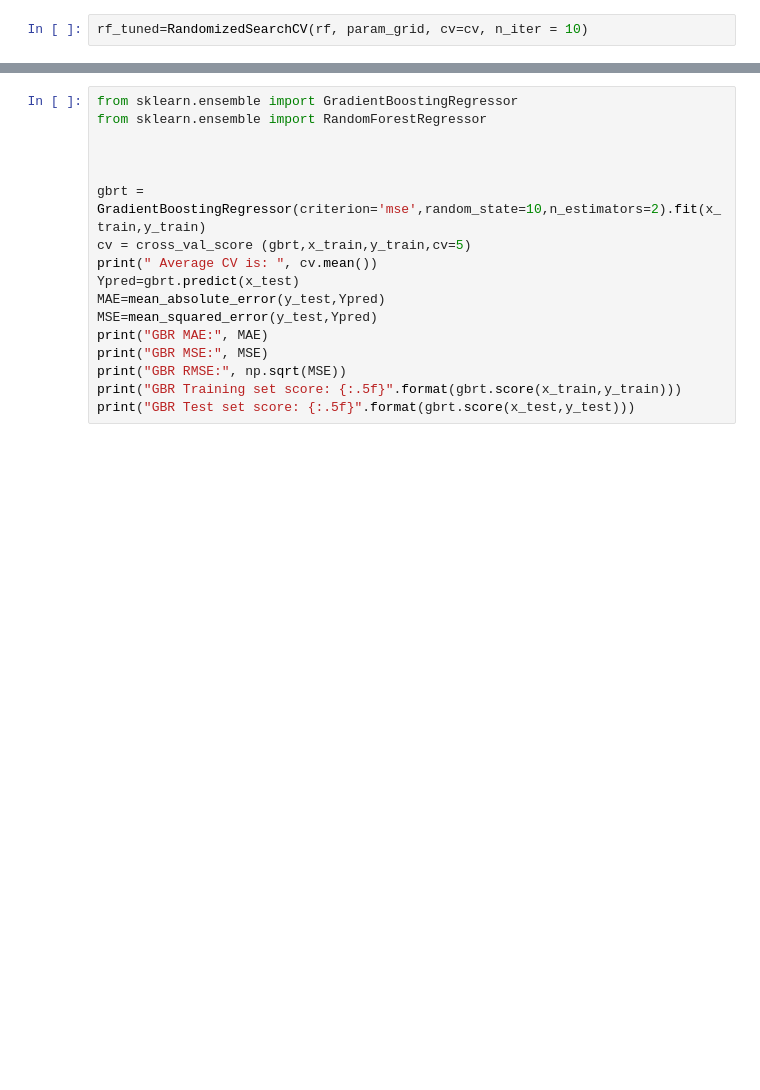
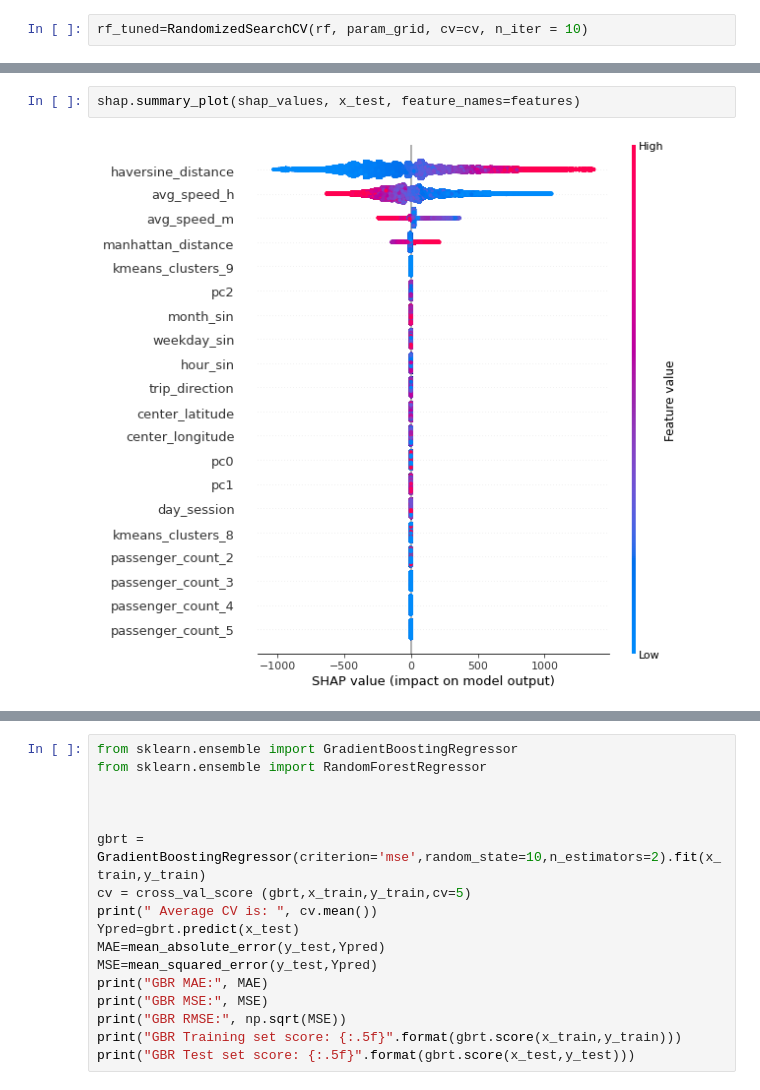
Before and after one commit to GaneshkumarPatel/NYC-trip-duration-prediction, a Jupyter notebook: NYC_Taxi_Trip_Time_Prediction_Capstone_Project.ipynb, the cells around one changed output, grey strips where cells are left out. Saved outputs shown, nothing was run; the diff lists cells and outputs as text; blank space fills up the shorter version.

```diff
--- a/NYC_Taxi_Trip_Time_Prediction_Capstone_Project.ipynb
+++ b/NYC_Taxi_Trip_Time_Prediction_Capstone_Project.ipynb
@@ -797,0 +758,4 @@ shap.summary_plot(shap_values[0], X_test)
+# %%
+shap.summary_plot(shap_values, x_test, feature_names=features)
+# %% [output]
+[figure, added]
```
Also changed, not shown: parts of 25 cells of this notebook.
